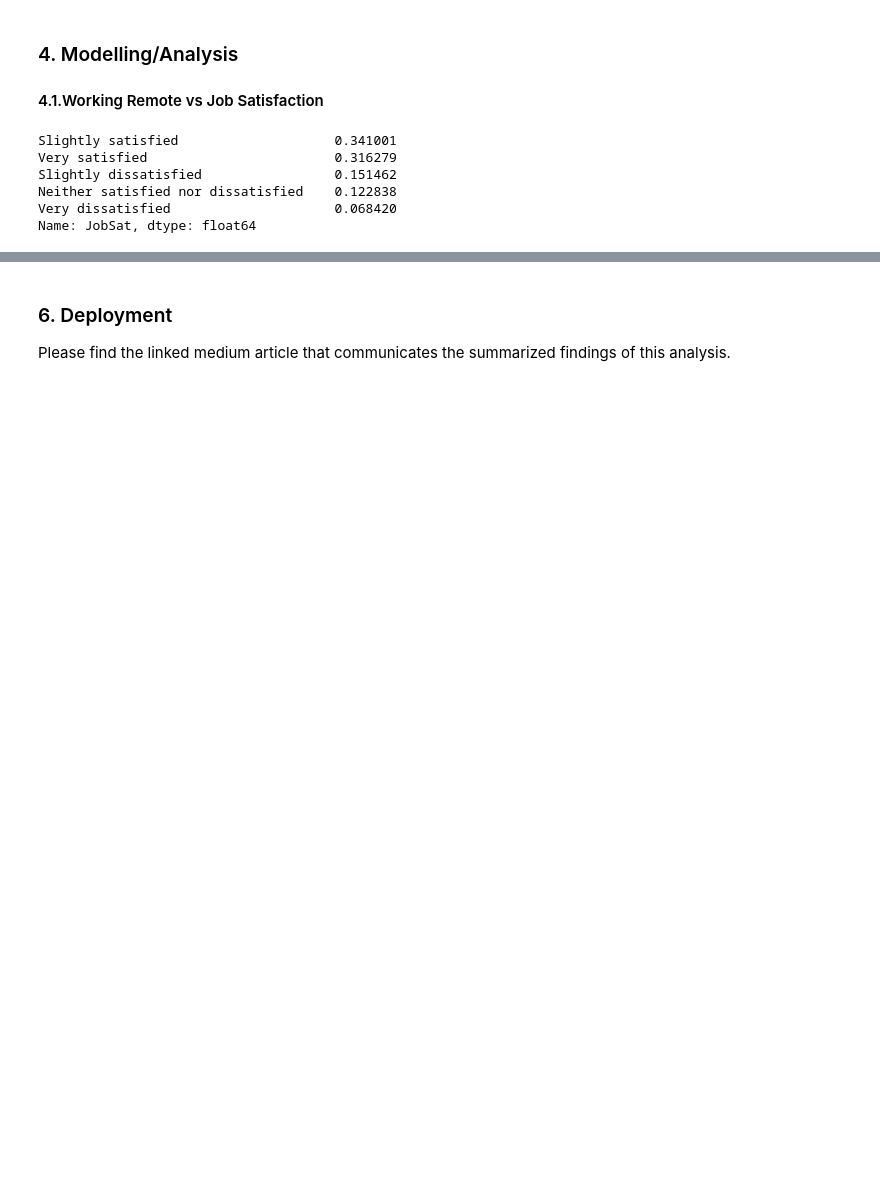
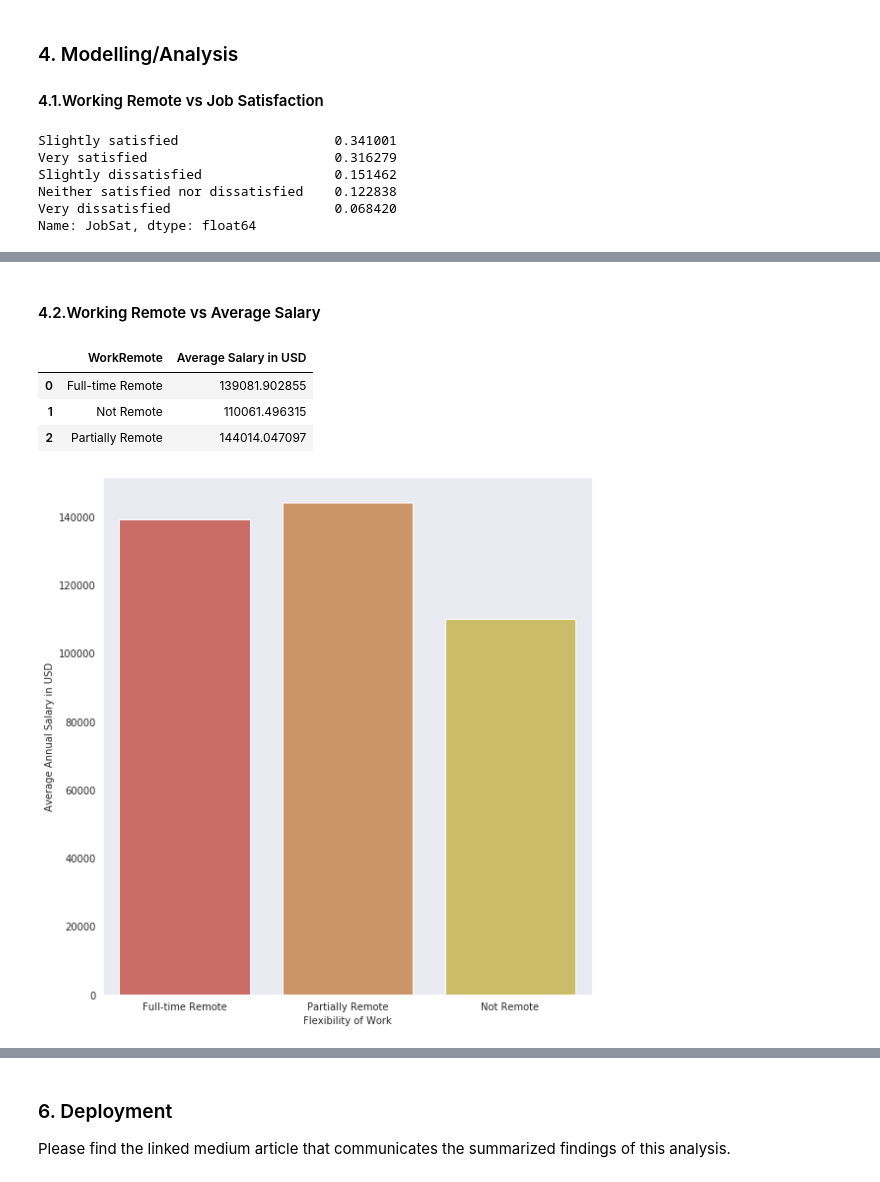
Before and after one commit to arunnthevapalan/remote-work, a Jupyter notebook: AnalysisReport.ipynb, the cells around one changed output, grey strips where cells are left out. Saved outputs shown, nothing was run; the diff lists cells and outputs as text; code cells hidden in the pictures; blank space fills up the shorter version.

```diff
--- a/AnalysisReport.ipynb
+++ b/AnalysisReport.ipynb
@@ -197,0 +211,18 @@ plt.savefig('output/job_sat1.png')
+# %% [markdown]
+#### 4.2.Working Remote vs Average Salary
+# %%
+df = pd.DataFrame(data_sal.groupby('WorkRemote')['AvgSalary'].mean().rename('Average Salary in USD').reset_index())
+#df = df.loc[['Not Remote', 'Partially Remote','Full-time Remote'], :]
+df
+# %% [output]
+|  | WorkRemote | Average Salary in USD |
+| 0 | Full-time Remote | 139081.902855 |
+| 1 | Not Remote | 110061.496315 |
+| 2 | Partially Remote | 144014.047097 |
+# %%
+sns.catplot(data = df, height = 8,aspect =1, x='WorkRemote',y='Average Salary in USD',kind='bar',
+            order=['Full-time Remote','Partially Remote','Not Remote'],
+            palette=sns.color_palette("hls",15)).set(xlabel='Flexibility of Work', ylabel='Average Annual Salary in USD');
+plt.savefig('output/average_salary.png')
+# %% [output]
+[figure, added]
```
Also changed, not shown: parts of 14 cells of this notebook.
